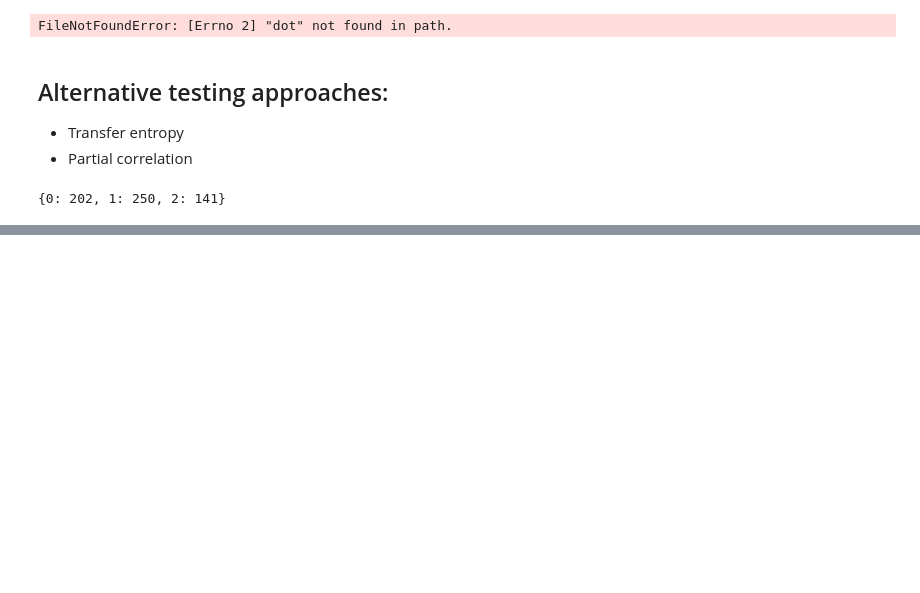
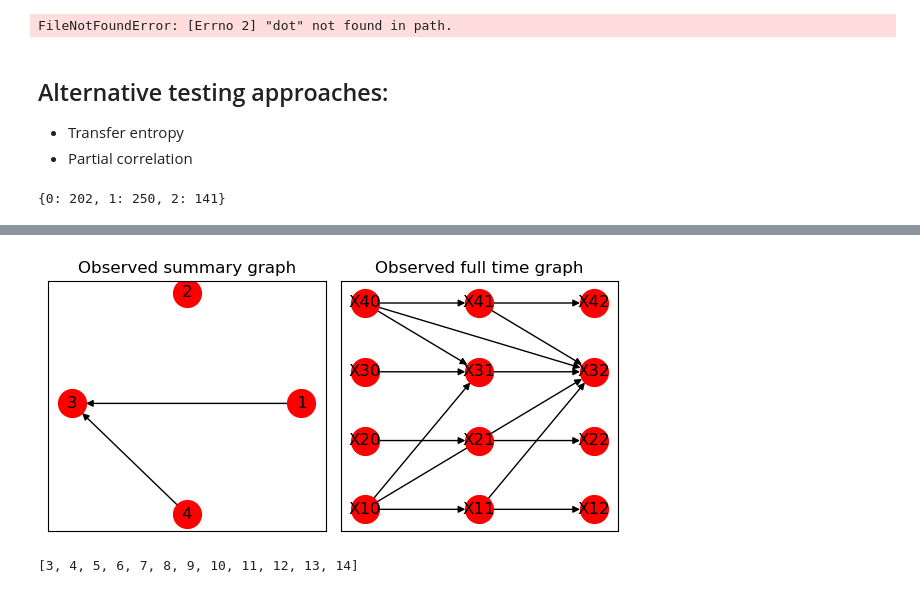
Before and after one commit to ungvilde/Causal-discovery, a Jupyter notebook: causaldiscovery_FCI.ipynb, the cells around one changed output, grey strips where cells are left out. Saved outputs shown, nothing was run; the diff lists cells and outputs as text; code cells hidden in the pictures; blank space fills up the shorter version.

```diff
--- a/causaldiscovery_FCI.ipynb
+++ b/causaldiscovery_FCI.ipynb
@@ -494,0 +533,28 @@ Graph Edges:
+# %%
+# visualisation of one of the networks generated
+fig, ax = plt.subplots(1, 2, figsize=(6, 3))
+nx.draw_networkx(summary_observed,
+                 arrows=True, ax=ax[0],
+                 with_labels=True,
+                 node_size=400,
+                 alpha=1,
+                 node_color='red',
+                 pos=nx.circular_layout(summary_observed),
+                )
+ax[0].set_title("Observed summary graph")
+nx.draw_networkx(fulltime_graph_obs,
+                 pos={k: pos[k] for k in observed_nodes_fulltime},
+                 labels={k: time_label[k] for k in observed_nodes_fulltime},
+                 node_size=400,
+                 node_color='red',
+                 ax=ax[1],
+                )
+ax[1].set_title("Observed full time graph")
+plt.tight_layout()
+plt.show()
+# %% [output]
+[figure, added]
+# %%
+observed_nodes_fulltime
+# %% [output]
+[3, 4, 5, 6, 7, 8, 9, 10, 11, 12, 13, 14]
```
Also changed, not shown: parts of 14 cells of this notebook, 5 other files.
